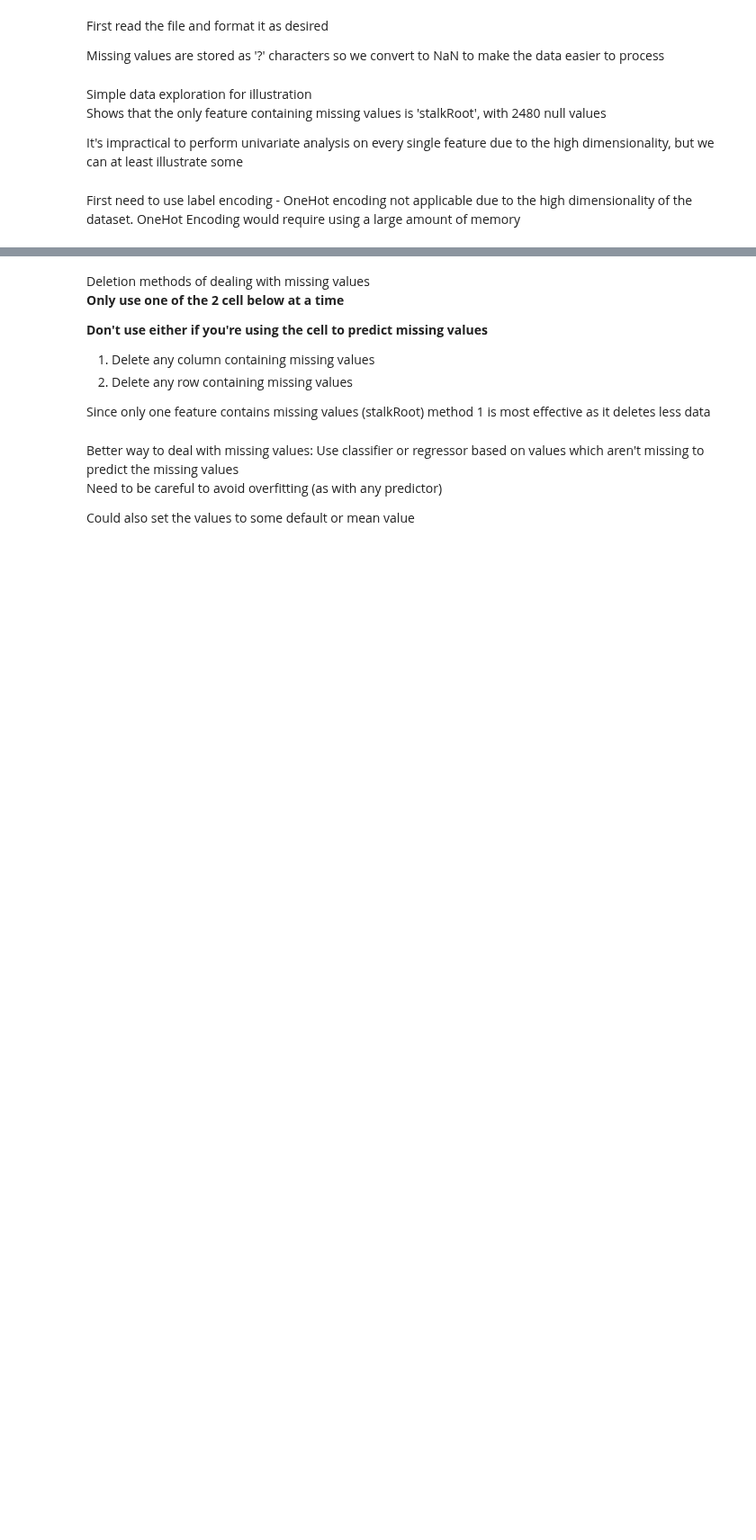
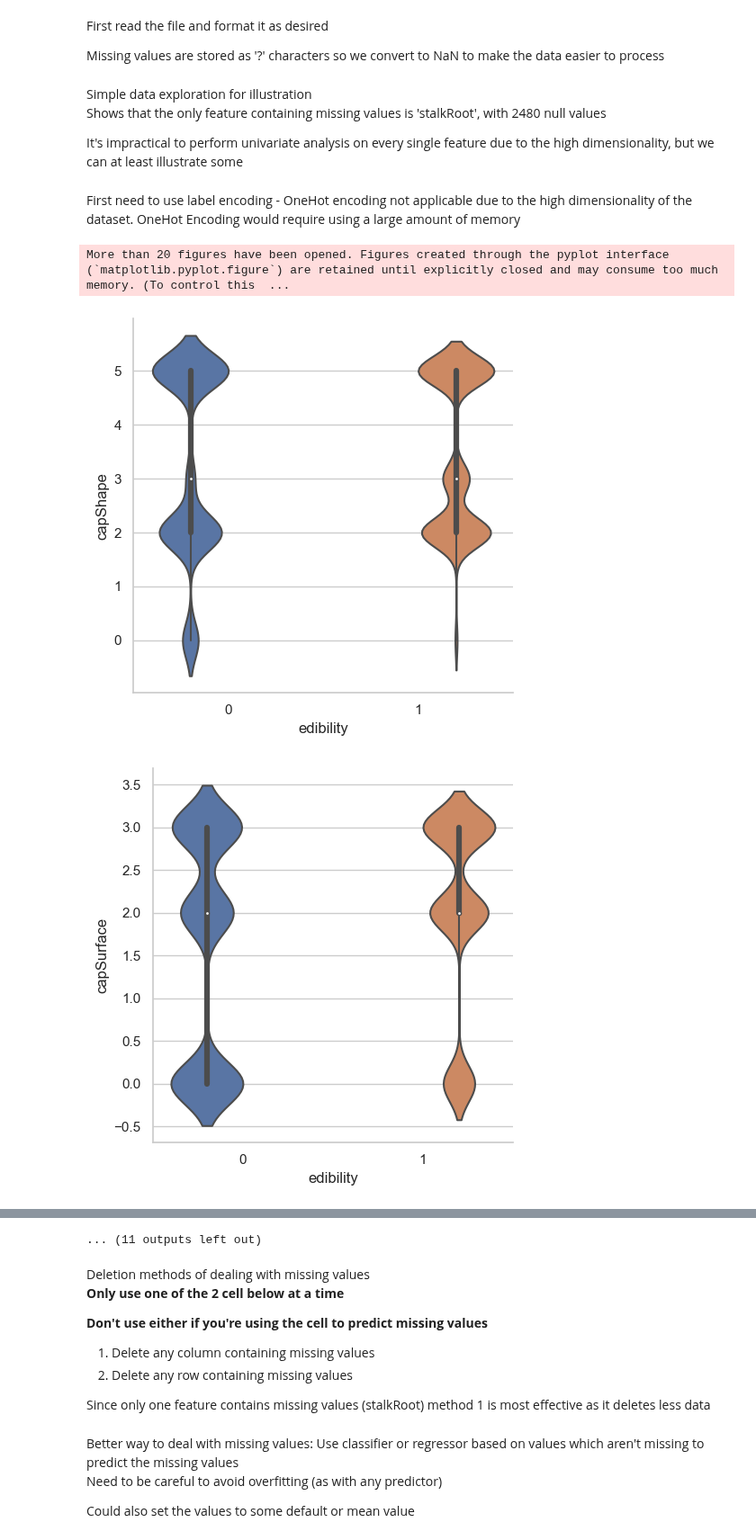
Before and after one commit to williamhenderson02/ML-Coursework-2022, a Jupyter notebook: coursework.ipynb, the cells around one changed output, grey strips where cells are left out. Shown at 90% size. Saved outputs shown, nothing was run; the diff lists cells and outputs as text; code cells hidden in the pictures; blank space fills up the shorter version.

Commit message:
plot

```diff
--- a/coursework.ipynb
+++ b/coursework.ipynb
@@ -139,3 +138,11 @@ for i in range(len(features)):
       pass
 
 data.to_csv("Data/agaricus-lepiota-encoded.csv")
+# %%
+#simple sns plots
+for i in features[1:]:
+    sns.catplot(data=data, x="edibility", y=i, hue="edibility", kind="violin")
+# %% [output]
+More than 20 figures have been opened. Figures created through the pyplot interface (`matplotlib.pyplot.figure`) are retained until explicitly closed and may consume too much memory. (To control this  ...
+[figure, added]
+[figure, added]
@@ -142,3 +158,4 @@ data.to_csv("Data/agaricus-lepiota-encoded.csv")
+... (11 outputs left out)
 # %% [markdown]
 Deletion methods of dealing with missing values<br>
 **Only use one of the 2 cell below at a time**
```
Also changed, not shown: parts of 3 cells of this notebook.
